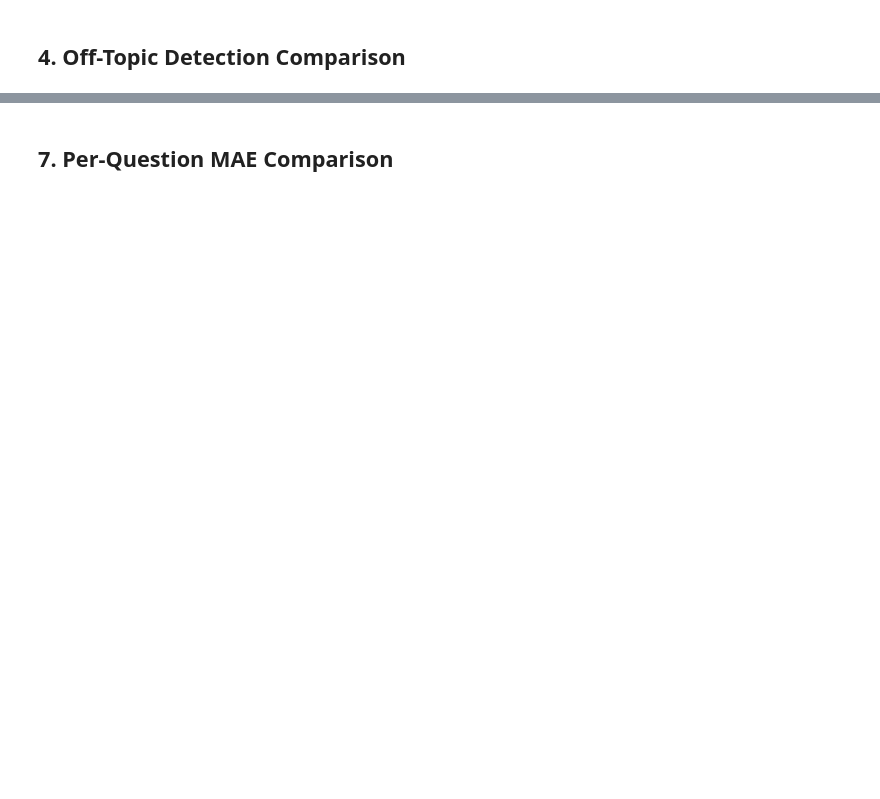
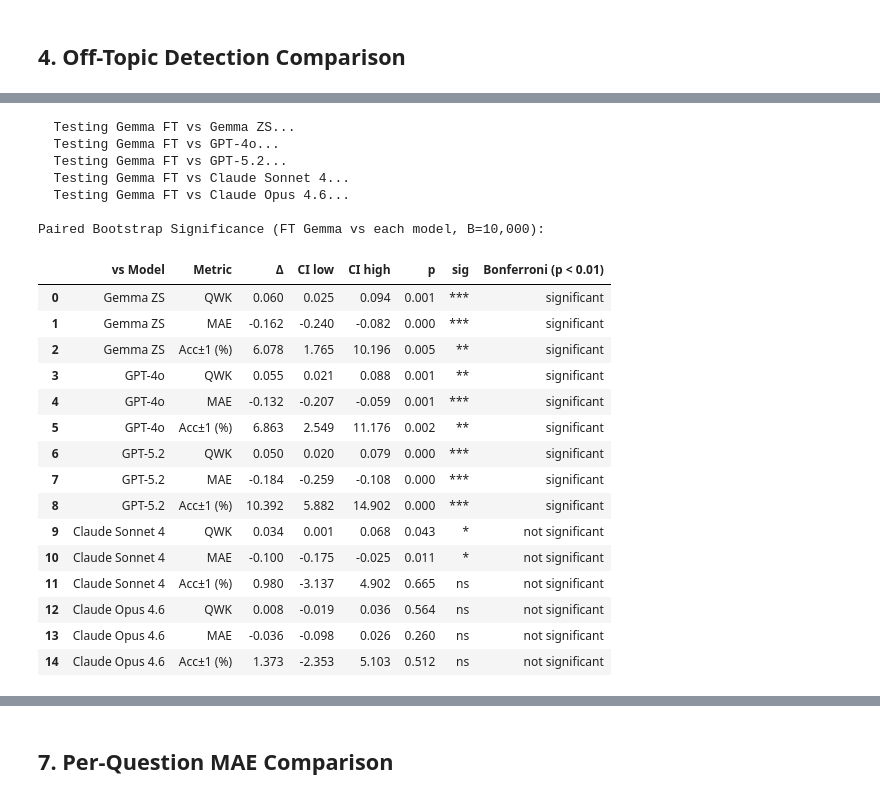
Before and after one commit to KamalEzzo/automated-essay-grading-system, a Jupyter notebook: Notebooks/09_Commercial_Comparison.ipynb, the cells around one changed output, grey strips where cells are left out. Drawn from its saved outputs; the diff is of its cells as text; code cells hidden in the pictures; blank space fills up the shorter version.

```diff
--- a/Notebooks/09_Commercial_Comparison.ipynb
+++ b/Notebooks/09_Commercial_Comparison.ipynb
@@ -29,6 +29,11 @@ from sklearn.metrics import cohen_kappa_score
 sns.set_theme(style='whitegrid', font_scale=1.1)
 
 RUBRICS = ['Clarity', 'Terminology', 'Coverage', 'Accuracy']
+
+# Labels that count as an off-topic prediction. In 3 zero-shot (Gemma ZS) outputs the model
+# wrote the reason text in the label field instead of "Off-Topic"; these count as off-topic.
+OFF_TOPIC_LABELS = ['Off-Topic', 'No Answer',
+                    'Insufficient answer - may have keywords but without any meaning to the required answer']
 # %% [markdown]
 ## 1. Load All Model Results
 # %%
@@ -182,7 +224,7 @@ plt.show()
 def off_topic_metrics(df):
     if 'Human_OffTopic' in df.columns:
         human_ot = df['Human_OffTopic'].isin(['Off-Topic', 'No Answer'])
-        llm_ot = df['LLM_OffTopic'].isin(['Off-Topic', 'No Answer'])
+        llm_ot = df['LLM_OffTopic'].isin(OFF_TOPIC_LABELS)
     elif 'Human_Off_Topic' in df.columns:
         human_ot = df['Human_Off_Topic'].astype(bool)
         llm_ot = df['LLM_Off_Topic'].astype(bool)
@@ -276,0 +274,72 @@ sig_df.round(4)
+# %%
+def total_scores(df):
+    return np.clip(df['LLM_Total'].values.astype(int), 0, 10)
+
+
+def bootstrap_comparison(df_base, df_other, n_bootstrap=10000, seed=42):
+    """Paired bootstrap: difference FT Gemma (base) minus other model, per metric."""
+    assert (df_base['student_id'].values == df_other['student_id'].values).all()
+    rng = np.random.RandomState(seed)
+    n = len(df_base)
+
+    h_total = df_base['Human_Total'].values.astype(int)
+    l_base, l_other = total_scores(df_base), total_scores(df_other)
+    base_diff = np.abs(df_base['LLM_Final'].values - df_base['Human_Final'].values)
+    other_diff = np.abs(df_other['LLM_Final'].values - df_other['Human_Final'].values)
+
+    def deltas(idx):
+        return (cohen_kappa_score(h_total[idx], l_base[idx], weights='quadratic')
+                - cohen_kappa_score(h_total[idx], l_other[idx], weights='quadratic'),
+                np.mean(base_diff[idx]) - np.mean(other_diff[idx]),
+                (np.mean(base_diff[idx] <= 1.0) - np.mean(other_diff[idx] <= 1.0)) * 100)
+
+    point = deltas(np.arange(n))
+    boot = np.array([deltas(rng.randint(0, n, size=n)) for _ in range(n_bootstrap)])
+
+    rows = []
+    for k, metric in enumerate(['QWK', 'MAE', 'Acc±1 (%)']):
+        lo, hi = np.percentile(boot[:, k], [2.5, 97.5])
+        p = min(1.0, 2 * min(np.mean(boot[:, k] <= 0), np.mean(boot[:, k] >= 0)))
+        rows.append({'Metric': metric, 'Δ': point[k], 'CI low': lo, 'CI high': hi, 'p': p})
+    return rows
+
+
+def stars(p):
+    return '***' if p < 0.001 else '**' if p < 0.01 else '*' if p < 0.05 else 'ns'
+
+
+base_df = models['Gemma FT']
+sig_rows = []
+for name in ['Gemma ZS', 'GPT-4o', 'GPT-5.2', 'Claude Sonnet 4', 'Claude Opus 4.6']:
+    print(f'  Testing Gemma FT vs {name}...')
+    for row in bootstrap_comparison(base_df, models[name]):
+        sig_rows.append({'vs Model': name, **row, 'sig': stars(row['p']),
+                         'Bonferroni (p < 0.01)': 'significant' if row['p'] < 0.01 else 'not significant'})
+
+sig_df = pd.DataFrame(sig_rows)
+print('\nPaired Bootstrap Significance (FT Gemma vs each model, B=10,000):')
+sig_df.round(3)
+# %% [output]
+  Testing Gemma FT vs Gemma ZS...
+  Testing Gemma FT vs GPT-4o...
+  Testing Gemma FT vs GPT-5.2...
+  Testing Gemma FT vs Claude Sonnet 4...
+  Testing Gemma FT vs Claude Opus 4.6...
+
+Paired Bootstrap Significance (FT Gemma vs each model, B=10,000):
+|  | vs Model | Metric | Δ | CI low | CI high | p | sig | Bonferroni (p < 0.01) |
+| 0 | Gemma ZS | QWK | 0.060 | 0.025 | 0.094 | 0.001 | *** | significant |
+| 1 | Gemma ZS | MAE | -0.162 | -0.240 | -0.082 | 0.000 | *** | significant |
+| 2 | Gemma ZS | Acc±1 (%) | 6.078 | 1.765 | 10.196 | 0.005 | ** | significant |
+| 3 | GPT-4o | QWK | 0.055 | 0.021 | 0.088 | 0.001 | ** | significant |
+| 4 | GPT-4o | MAE | -0.132 | -0.207 | -0.059 | 0.001 | *** | significant |
+| 5 | GPT-4o | Acc±1 (%) | 6.863 | 2.549 | 11.176 | 0.002 | ** | significant |
+| 6 | GPT-5.2 | QWK | 0.050 | 0.020 | 0.079 | 0.000 | *** | significant |
+| 7 | GPT-5.2 | MAE | -0.184 | -0.259 | -0.108 | 0.000 | *** | significant |
+| 8 | GPT-5.2 | Acc±1 (%) | 10.392 | 5.882 | 14.902 | 0.000 | *** | significant |
+| 9 | Claude Sonnet 4 | QWK | 0.034 | 0.001 | 0.068 | 0.043 | * | not significant |
+| 10 | Claude Sonnet 4 | MAE | -0.100 | -0.175 | -0.025 | 0.011 | * | not significant |
+| 11 | Claude Sonnet 4 | Acc±1 (%) | 0.980 | -3.137 | 4.902 | 0.665 | ns | not significant |
+| 12 | Claude Opus 4.6 | QWK | 0.008 | -0.019 | 0.036 | 0.564 | ns | not significant |
+| 13 | Claude Opus 4.6 | MAE | -0.036 | -0.098 | 0.026 | 0.260 | ns | not significant |
+| 14 | Claude Opus 4.6 | Acc±1 (%) | 1.373 | -2.353 | 5.103 | 0.512 | ns | not significant |
```
Also changed, not shown: parts of 17 cells of this notebook, 19 other files.
